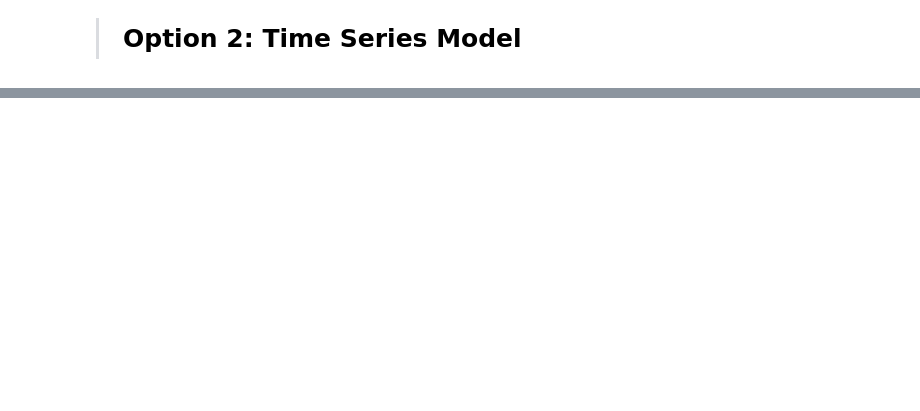
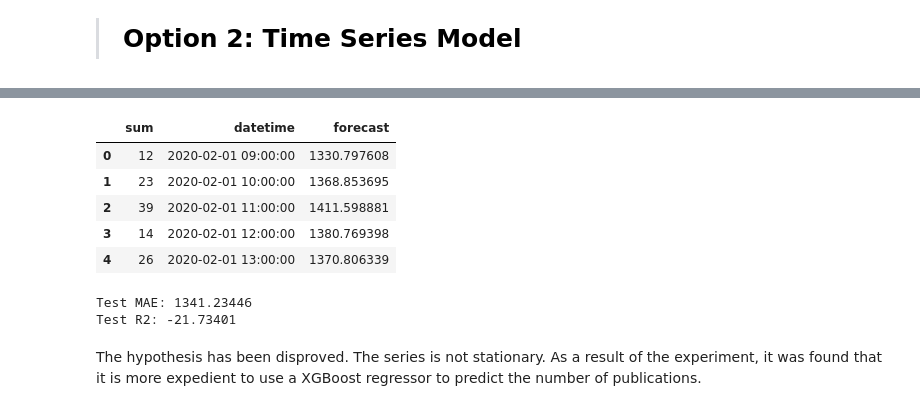
Before and after one commit to mdvdv/machine-learning-for-industrial-data, a Jupyter notebook: TASK 1/model_training.ipynb, the cells around one changed output, grey strips where cells are left out. Saved outputs shown, nothing was run; the diff lists cells and outputs as text; code cells hidden in the pictures; blank space fills up the shorter version.

```diff
--- a/TASK 1/model_training.ipynb
+++ b/TASK 1/model_training.ipynb
@@ -203,2 +345,9 @@ forecast = result.predict(
     typ ="levels"
 ).rename("forecast")
+# %%
+forecast_data = pd.DataFrame(forecast)
+forecast_data["datetime"] = forecast_data.index
+forecast_data.reset_index(inplace=True, drop=True)
+
+valid_data["datetime"] = valid_data.index
+valid_data.reset_index(inplace=True, drop=True)
@@ -204,0 +388,31 @@ forecast = result.predict(
+# %%
+forecast = trained_sarimax.predict(
+    start= len(train_data),
+    end = (len(train_data)-1)+300,
+    typ ="levels"
+).rename("forecast")
+# %%
+forecast_data = pd.DataFrame(forecast)
+forecast_data["datetime"] = forecast_data.index
+forecast_data.reset_index(inplace=True, drop=True)
+
+valid_data["datetime"] = valid_data.index
+valid_data.reset_index(inplace=True, drop=True)
+# %%
+val = valid_data.merge(forecast_data, how="inner", on="datetime")
+val.head()
+# %% [output]
+|  | sum | datetime | forecast |
+| 0 | 12 | 2020-02-01 09:00:00 | 1330.797608 |
+| 1 | 23 | 2020-02-01 10:00:00 | 1368.853695 |
+| 2 | 39 | 2020-02-01 11:00:00 | 1411.598881 |
+| 3 | 14 | 2020-02-01 12:00:00 | 1380.769398 |
+| 4 | 26 | 2020-02-01 13:00:00 | 1370.806339 |
+# %%
+print("Test MAE: {:.5f}".format(mean_absolute_error(val["forecast"].tolist(), val["sum"].tolist())))
+print("Test R2: {:.5f}".format(r2_score(val["forecast"].tolist(), val["sum"].tolist())))
+# %% [output]
+Test MAE: 1341.23446
+Test R2: -21.73401
+# %% [markdown]
+The hypothesis has been disproved. The series is not stationary. As a result of the experiment, it was found that it is more expedient to use a XGBoost regressor to predict the number of publications.
```
Also changed, not shown: parts of 40 cells of this notebook.
